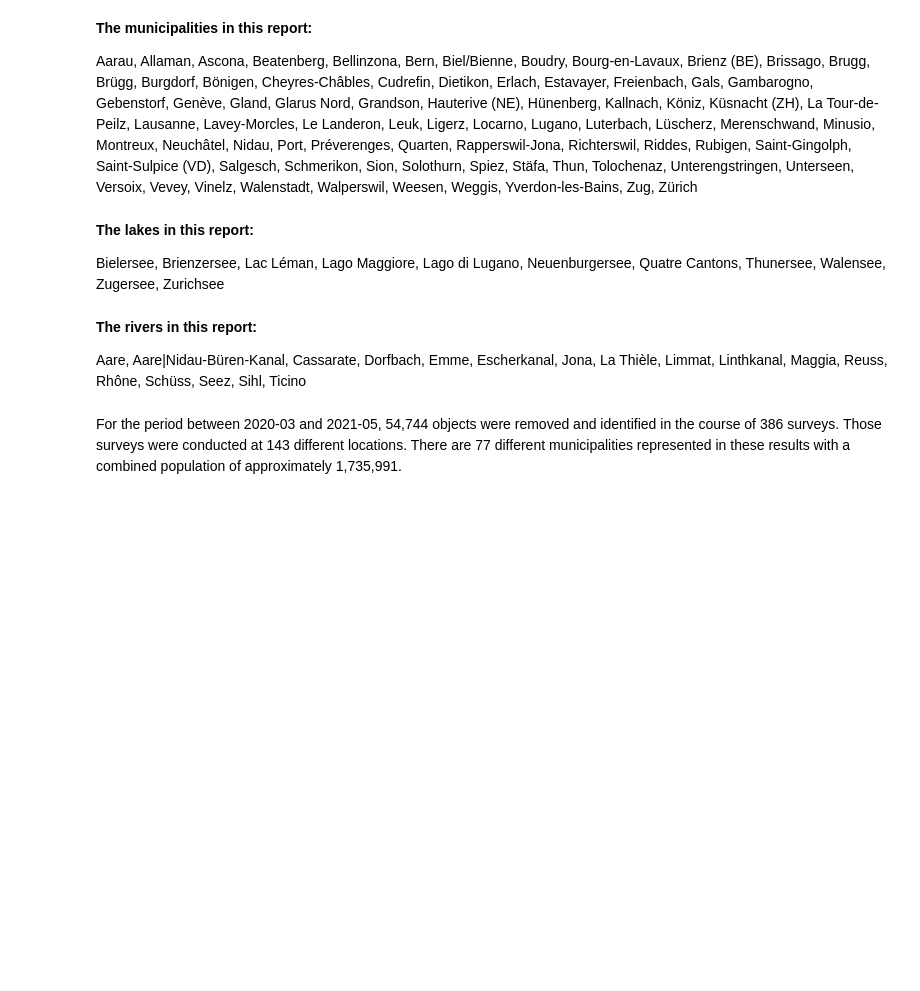
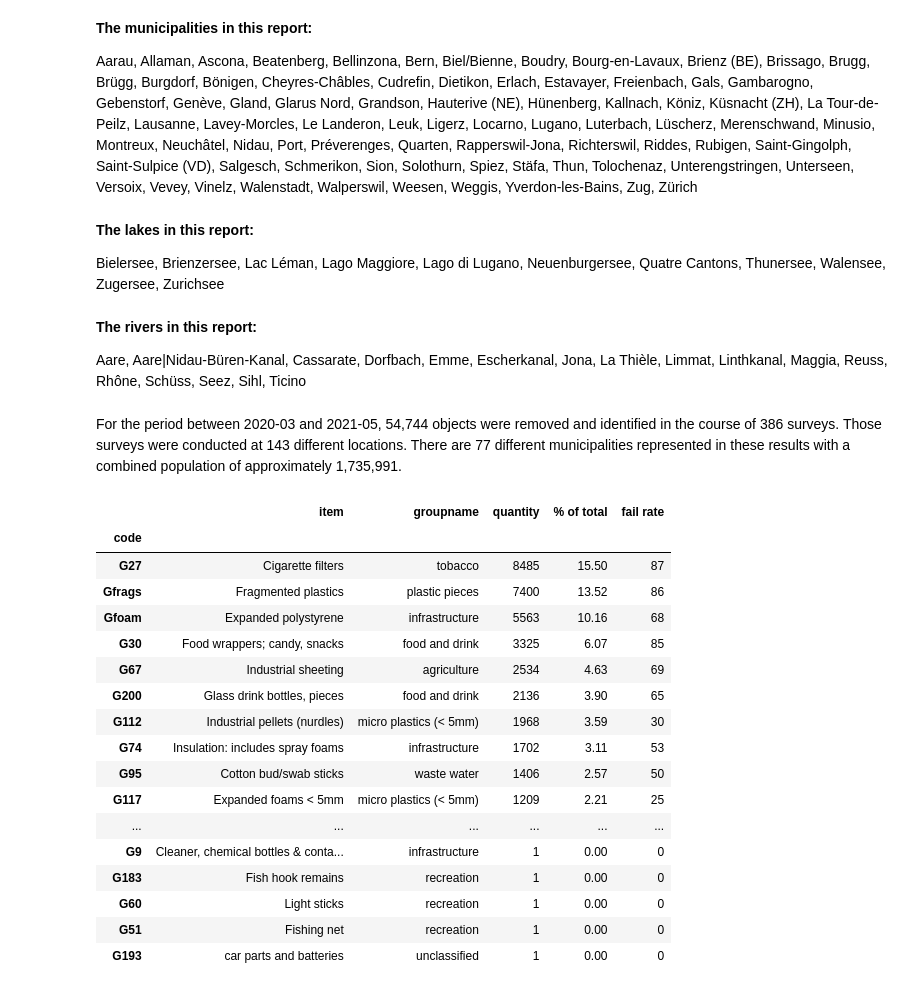
Before and after one commit to hammerdirt-analyst/IQAASL-End-0f-Sampling-2021, a Jupyter notebook: eos_asa.ipynb, the cells around one changed output. Drawn from its saved outputs; the diff is of its cells as text; code cells hidden in the pictures; blank space fills up the shorter version.

```diff
--- a/eos_asa.ipynb
+++ b/eos_asa.ipynb
@@ -175,7 +175,7 @@ fd['loc_dates'] = list(zip(fd.location.values, fd.date.values))
 fd['date'] = pd.to_datetime(fd.date)
 
 # get the code totals
-code_totals = fd.groupby(['code'], as_index=False).agg({unit_label:'median', 'quantity':'sum'})
+code_totals = fd.groupby(['code', 'groupname'], as_index=False).agg({unit_label:'median', 'quantity':'sum'})
 
 # cumulative statistics for each code
 code_totals["% of total"] = ((code_totals.quantity/code_totals.quantity.sum())*100).round(2)
@@ -1179,3 +1179,26 @@ admin_context = F"There are {fd_n_munis} different municipalities represented in
 md(F"{date_quantity_context} {geo_context } {admin_context}")
 # %% [output]
 For the period between 2020-03 and 2021-05, 54,744 objects were removed and identified in the course of 386 surveys. Those surveys were conducted at 143 different locations. There are 77 different municipalities represented in these results with a combined population of approximately 1,735,991.
+# %%
+pd.set_option('display.max_rows', None)
+complete_inventory = code_totals[code_totals.quantity>0][['item', 'groupname', 'quantity', '% of total','fail rate']]
+complete_inventory.sort_values(by='quantity', ascending=False)
+# %% [output]
+|  | item | groupname | quantity | % of total | fail rate |
+| code |  |  |  |  |  |
+| G27 | Cigarette filters | tobacco | 8485 | 15.50 | 87 |
+| Gfrags | Fragmented plastics | plastic pieces | 7400 | 13.52 | 86 |
+| Gfoam | Expanded polystyrene | infrastructure | 5563 | 10.16 | 68 |
+| G30 | Food wrappers; candy, snacks | food and drink | 3325 | 6.07 | 85 |
+| G67 | Industrial sheeting | agriculture | 2534 | 4.63 | 69 |
+| G200 | Glass drink bottles, pieces | food and drink | 2136 | 3.90 | 65 |
+| G112 | Industrial pellets (nurdles) | micro plastics (< 5mm) | 1968 | 3.59 | 30 |
+| G74 | Insulation: includes spray foams | infrastructure | 1702 | 3.11 | 53 |
+| G95 | Cotton bud/swab sticks | waste water | 1406 | 2.57 | 50 |
+| G117 | Expanded foams < 5mm | micro plastics (< 5mm) | 1209 | 2.21 | 25 |
+| ... | ... | ... | ... | ... | ... |
+| G9 | Cleaner, chemical bottles & conta... | infrastructure | 1 | 0.00 | 0 |
+| G183 | Fish hook remains | recreation | 1 | 0.00 | 0 |
+| G60 | Light sticks | recreation | 1 | 0.00 | 0 |
+| G51 | Fishing net | recreation | 1 | 0.00 | 0 |
+| G193 | car parts and batteries | unclassified | 1 | 0.00 | 0 |
```
Also changed, not shown: parts of 8 cells of this notebook.
